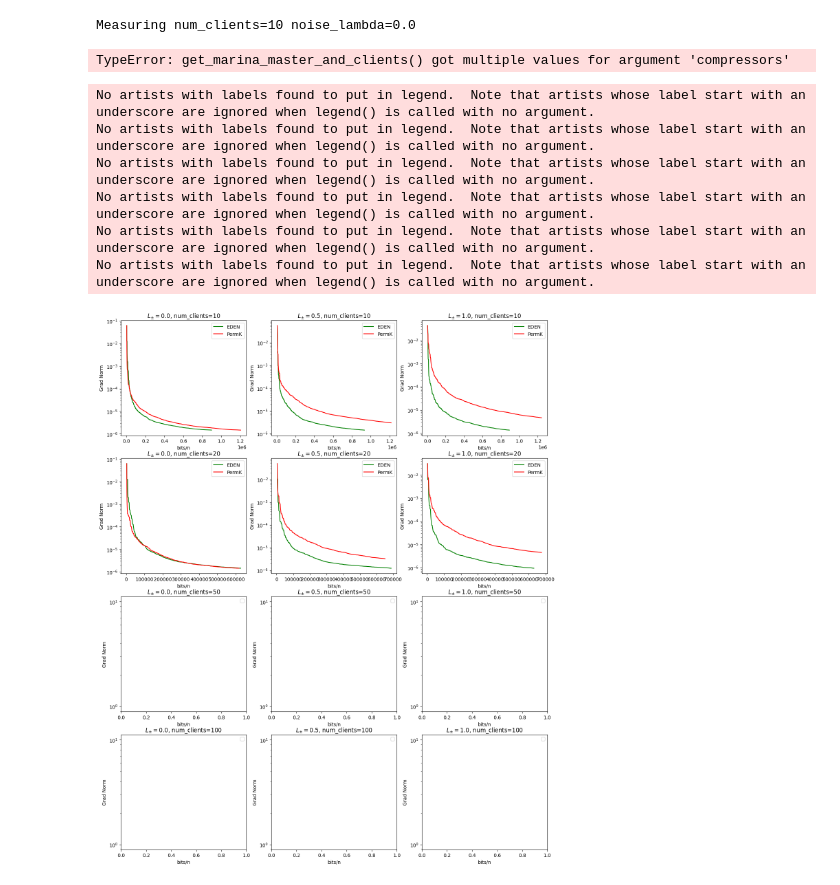
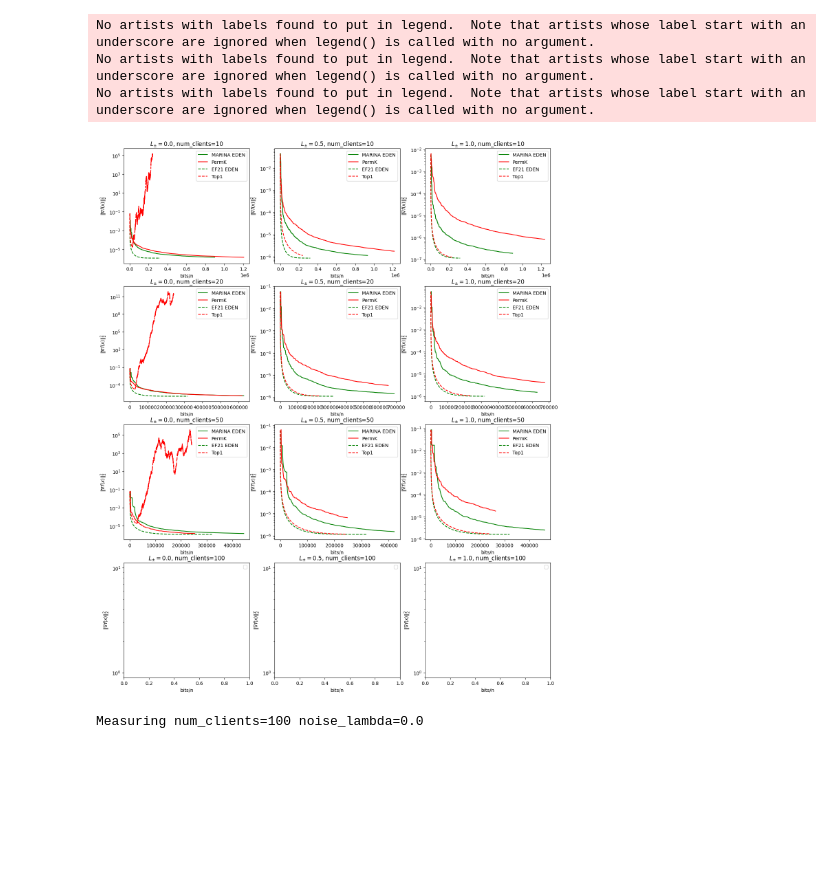
Before and after one commit to BlackSamorez/FL_playground, a Jupyter notebook: homogeneity.ipynb, the cells around one changed output. Saved outputs shown, nothing was run; the diff lists cells and outputs as text; code cells hidden in the pictures; blank space fills up the shorter version.

```diff
--- a/homogeneity.ipynb
+++ b/homogeneity.ipynb
@@ -34,48 +72,46 @@ def measure_all(seed, num_clients, noise_lambda, steps=STEPS):
+# %%
+%matplotlib inline
+import matplotlib.pyplot as plt
+
+def plot():
+    fig, axes = plt.subplots(len(NUM_CLIENTS), len(NOISE_LAMBDAS), figsize=(16, 20))
+
+    for i, num_clients in enumerate(NUM_CLIENTS):
+        for j, noise_lambda in enumerate(NOISE_LAMBDAS):
+            ax = axes[i][j]
+            ax.set_title(r"$L_{\pm}=$" + str(noise_lambda) + ", " + f"{num_clients=}")
+
+            try:
+                ax.plot([metrics.total_bits_received/num_clients for metrics in MARINA_EDEN_METRICS[num_clients][noise_lambda]], [metrics.grad_norm**2 for metrics in MARINA_EDEN_METRICS[num_clients][noise_lambda]], color="green", label="MARINA EDEN")
+                ax.plot([metrics.total_bits_received/num_clients for metrics in PERMK_METRICS[num_clients][noise_lambda]], [metrics.grad_norm**2 for metrics in PERMK_METRICS[num_clients][noise_lambda]], color="red", label="PermK")
+                ax.plot([metrics.total_bits_received/num_clients for metrics in EF21_EDEN_METRICS[num_clients][noise_lambda]], [metrics.grad_norm**2 for metrics in EF21_EDEN_METRICS[num_clients][noise_lambda]], color="green", label="EF21 EDEN", linestyle="--")
+                ax.plot([metrics.total_bits_received/num_clients for metrics in TOPK_METRICS[num_clients][noise_lambda]], [metrics.grad_norm**2 for metrics in TOPK_METRICS[num_clients][noise_lambda]], color="red", label="Top1", linestyle="--")
+            except KeyError:
+                pass
+
+            ax.set_yscale("log")
+            # ax.set_xlim(0, 1.5*1e6)
+            ax.set_ylim(top=0.1)
+            ax.set_xlabel("bits/n")
+            ax.set_ylabel(r"$\|\nabla f(x)\|_2^2$")
+            ax.legend()
 # %%
-import numpy as np
-
-NOISE_LAMBDAS = list(np.linspace(0, 1, 3))
-NUM_CLIENTS = (10, 20, 50, 100)
-
-EDEN_METRICS = {num_clients: {} for num_clients in NUM_CLIENTS}
-PERMK_METRICS = {num_clients: {} for num_clients in NUM_CLIENTS}
+from IPython.display import clear_output
 
 for i, num_clients in enumerate(NUM_CLIENTS):
     for j, noise_lambda in enumerate(NOISE_LAMBDAS):
         print(f"Measuring {num_clients=} {noise_lambda=}")
-        eden_metrics, permk_metrics = measure_all(seed=101*i + j, num_clients=num_clients, noise_lambda=noise_lambda)
-        EDEN_METRICS[num_clients][noise_lambda] = eden_metrics
+        marina_eden_metrics, permk_metrics, ef21_eden_metrics, topk_metrics = measure_all(seed=101*i + j, num_clients=num_clients, noise_lambda=noise_lambda)
+        MARINA_EDEN_METRICS[num_clients][noise_lambda] = marina_eden_metrics
         PERMK_METRICS[num_clients][noise_lambda] = permk_metrics
+        EF21_EDEN_METRICS[num_clients][noise_lambda] = ef21_eden_metrics
+        TOPK_METRICS[num_clients][noise_lambda] = topk_metrics
+        clear_output(wait=True)
+        plot()
+        plt.show()
 # %% [output]
-Measuring num_clients=10 noise_lambda=0.0
+No artists with labels found to put in legend.  Note that artists whose label start with an underscore are ignored when legend() is called with no argument.
+No artists with labels found to put in legend.  Note that artists whose label start with an underscore are ignored when legend() is called with no argument.
+No artists with labels found to put in legend.  Note that artists whose label start with an underscore are ignored when legend() is called with no argument.
+[figure, added]
-TypeError: get_marina_master_and_clients() got multiple values for argument 'compressors'
+Measuring num_clients=100 noise_lambda=0.0
-# %%
-import matplotlib.pyplot as plt
-
-fig, axes = plt.subplots(4, 3, figsize=(16, 20))
-
-for i, num_clients in enumerate(NUM_CLIENTS):
-    for j, noise_lambda in enumerate(NOISE_LAMBDAS):
-        ax = axes[i][j]
-        ax.set_title(r"$L_{\pm}=$" + str(noise_lambda) + ", " + f"{num_clients=}")
-
-        try:
-            ax.plot([metrics.total_bits_received/num_clients for metrics in EDEN_METRICS[num_clients][noise_lambda]], [metrics.grad_norm**2 for metrics in EDEN_METRICS[num_clients][noise_lambda]], color="green", label="EDEN")
-            ax.plot([metrics.total_bits_received/num_clients for metrics in PERMK_METRICS[num_clients][noise_lambda]], [metrics.grad_norm**2 for metrics in PERMK_METRICS[num_clients][noise_lambda]], color="red", label="PermK")
-        except KeyError:
-            pass
-
-        ax.set_yscale("log")
-        # ax.set_xlim(0, 1.5*1e6)
-        # ax.set_ylim(0.005, 3)
-        ax.set_xlabel("bits/n")
-        ax.set_ylabel("Grad Norm")
-        ax.legend()
-# %% [output]
-No artists with labels found to put in legend.  Note that artists whose label start with an underscore are ignored when legend() is called with no argument.
-No artists with labels found to put in legend.  Note that artists whose label start with an underscore are ignored when legend() is called with no argument.
-No artists with labels found to put in legend.  Note that artists whose label start with an underscore are ignored when legend() is called with no argument.
-No artists with labels found to put in legend.  Note that artists whose label start with an underscore are ignored when legend() is called with no argument.
-No artists with labels found to put in legend.  Note that artists whose label start with an underscore are ignored when legend() is called with no argument.
-No artists with labels found to put in legend.  Note that artists whose label start with an underscore are ignored when legend() is called with no argument.
-[figure, removed]
```
Also changed, not shown: parts of 6 cells of this notebook, 8 other files.
